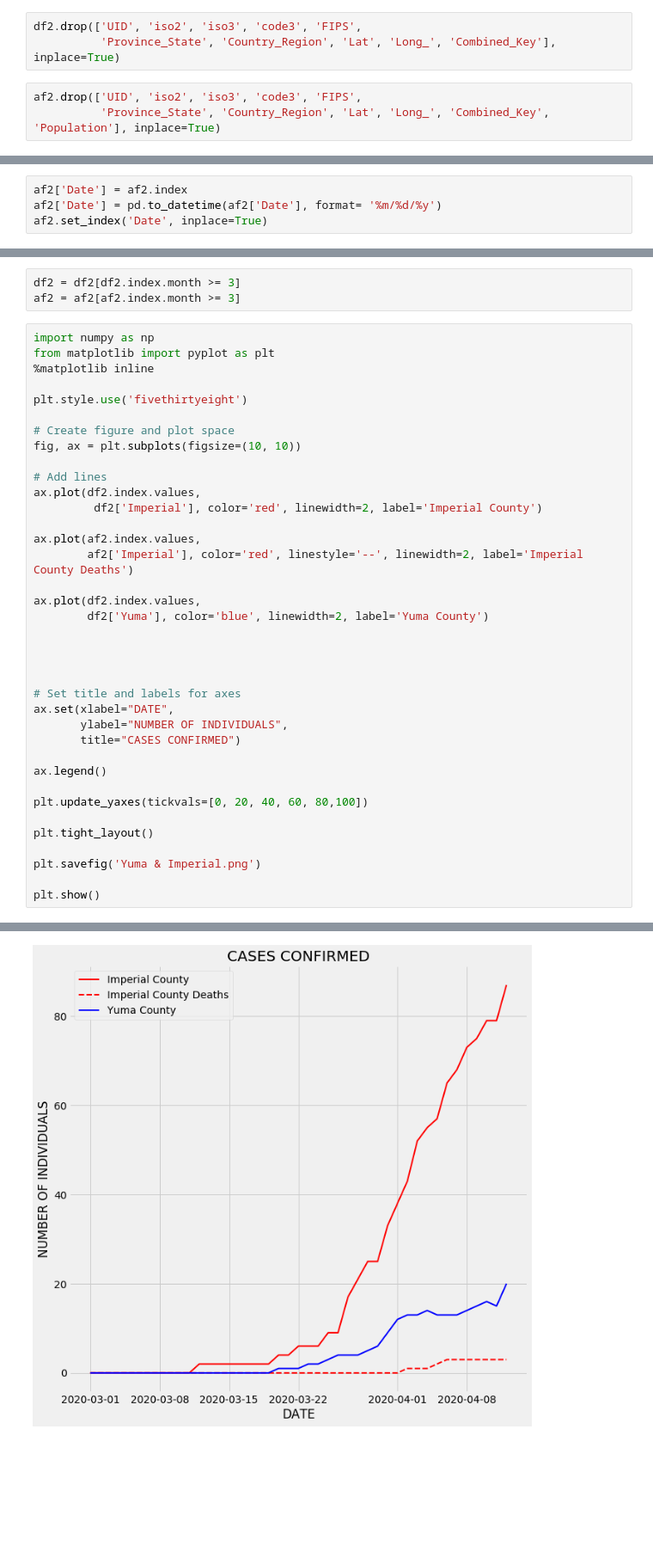
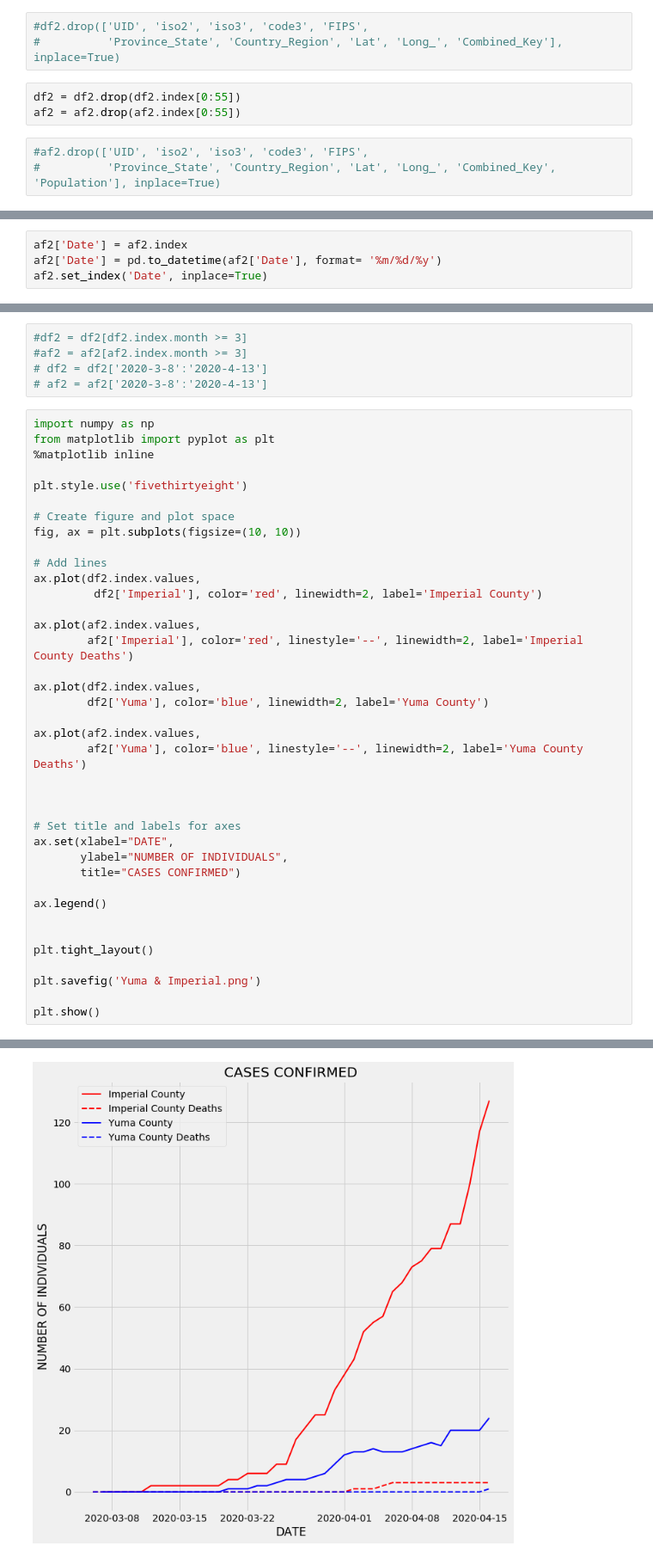
Before and after one commit to jesusmonzon1/COVID, a Jupyter notebook: Yuma Area.ipynb, the cells around one changed output, grey strips where cells are left out. Shown at 86% size. Saved outputs shown, nothing was run; the diff lists cells and outputs as text; blank space fills up the shorter version.

```diff
--- a/Yuma Area.ipynb
+++ b/Yuma Area.ipynb
@@ -24,11 +24,14 @@ af2.rename(columns={'Admin2':'Dates'}, inplace=True)
 af2.set_index('Dates', inplace=True)
 af2 = af2.T
 # %%
-df2.drop(['UID', 'iso2', 'iso3', 'code3', 'FIPS',
-          'Province_State', 'Country_Region', 'Lat', 'Long_', 'Combined_Key'], inplace=True)
+#df2.drop(['UID', 'iso2', 'iso3', 'code3', 'FIPS',
+#          'Province_State', 'Country_Region', 'Lat', 'Long_', 'Combined_Key'], inplace=True)
+# %%
+df2 = df2.drop(df2.index[0:55])
+af2 = af2.drop(af2.index[0:55])
 # %%
-af2.drop(['UID', 'iso2', 'iso3', 'code3', 'FIPS',
-          'Province_State', 'Country_Region', 'Lat', 'Long_', 'Combined_Key', 'Population'], inplace=True)
+#af2.drop(['UID', 'iso2', 'iso3', 'code3', 'FIPS',
+#          'Province_State', 'Country_Region', 'Lat', 'Long_', 'Combined_Key', 'Population'], inplace=True)
 # %%
 df2['Date'] = df2.index
 df2['Date'] = pd.to_datetime(df2['Date'], format= '%m/%d/%y')
@@ -43,6 +46,8 @@ af2.set_index('Date', inplace=True)
 # %%
-df2 = df2[df2.index.month >= 3]
-af2 = af2[af2.index.month >= 3]
+#df2 = df2[df2.index.month >= 3]
+#af2 = af2[af2.index.month >= 3]
+# df2 = df2['2020-3-8':'2020-4-13']
+# af2 = af2['2020-3-8':'2020-4-13']
 # %%
 import numpy as np
 from matplotlib import pyplot as plt
@@ -63,6 +68,8 @@ ax.plot(af2.index.values,
 ax.plot(df2.index.values,
         df2['Yuma'], color='blue', linewidth=2, label='Yuma County')
 
+ax.plot(af2.index.values,
+        af2['Yuma'], color='blue', linestyle='--', linewidth=2, label='Yuma County Deaths')
 
 
 
@@ -73,7 +80,6 @@ ax.set(xlabel="DATE",
 
 ax.legend()
 
-plt.update_yaxes(tickvals=[0, 20, 40, 60, 80,100])
 
 plt.tight_layout()
 
@@ -85 +94 @@ AttributeError: module 'matplotlib.pyplot' has no attribute 'update_yaxes'
-[figure, old version]
+[figure, new version]
```
Also changed, not shown: parts of 2 cells of this notebook, 5 other files.
